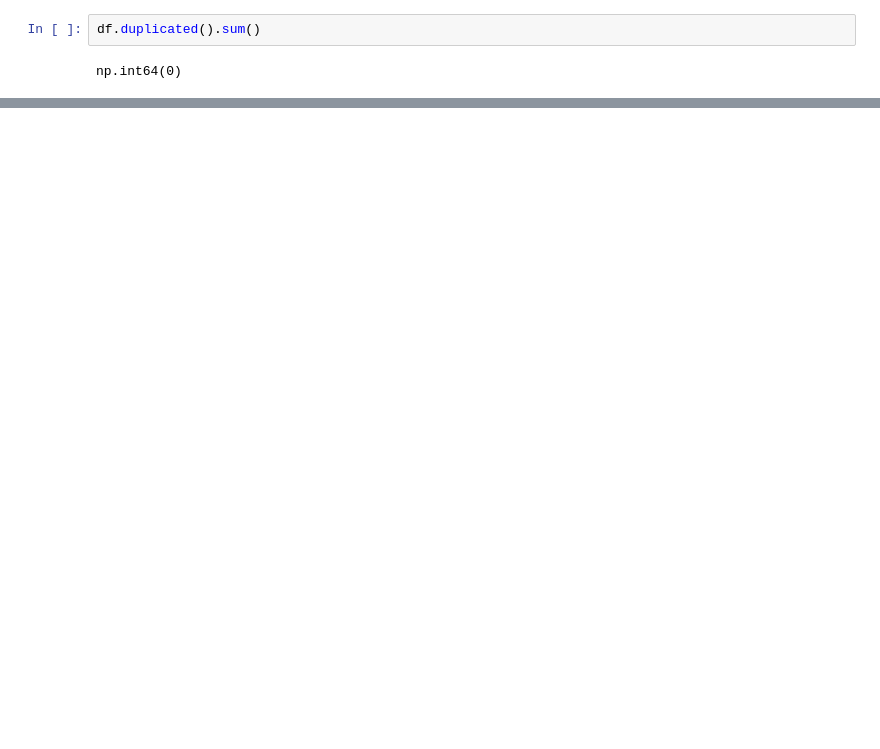
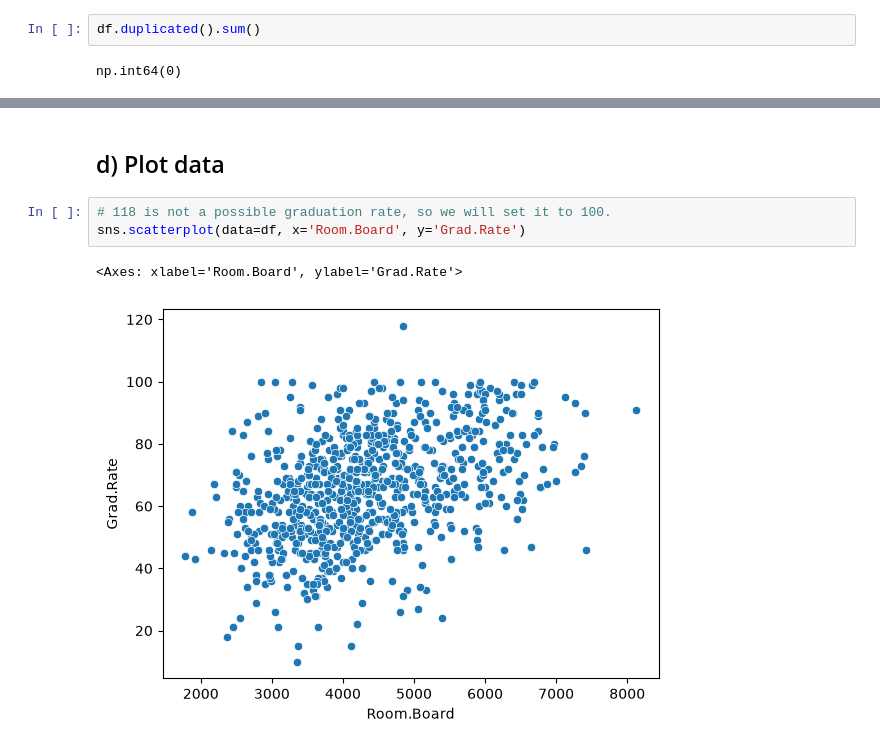
Before and after one commit to Ri-Dearg/aiml-labs, a Jupyter notebook: lab4-p2.ipynb, the cells around one changed output, grey strips where cells are left out. Cells and saved outputs as stored; diff of their text form; blank space fills up the shorter version.

```diff
--- a/lab4-p2.ipynb
+++ b/lab4-p2.ipynb
@@ -97,0 +111,8 @@ dtype: int64
+# %% [markdown]
+## d) Plot data
+# %%
+# 118 is not a possible graduation rate, so we will set it to 100.
+sns.scatterplot(data=df, x='Room.Board', y='Grad.Rate')
+# %% [output]
+<Axes: xlabel='Room.Board', ylabel='Grad.Rate'>
+[figure, added]
```
Also changed, not shown: parts of 23 cells of this notebook.
